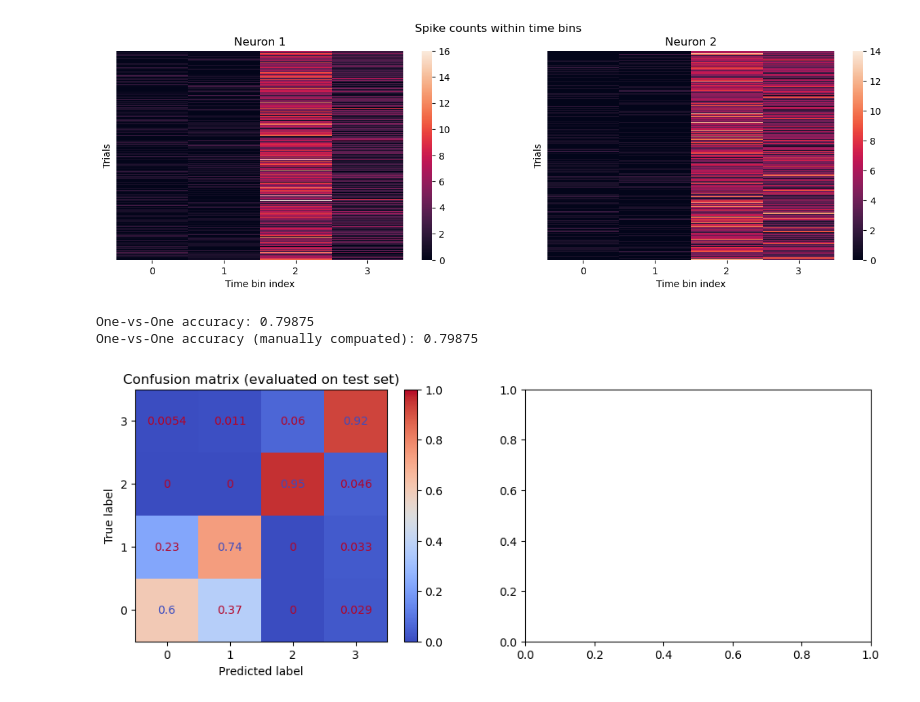
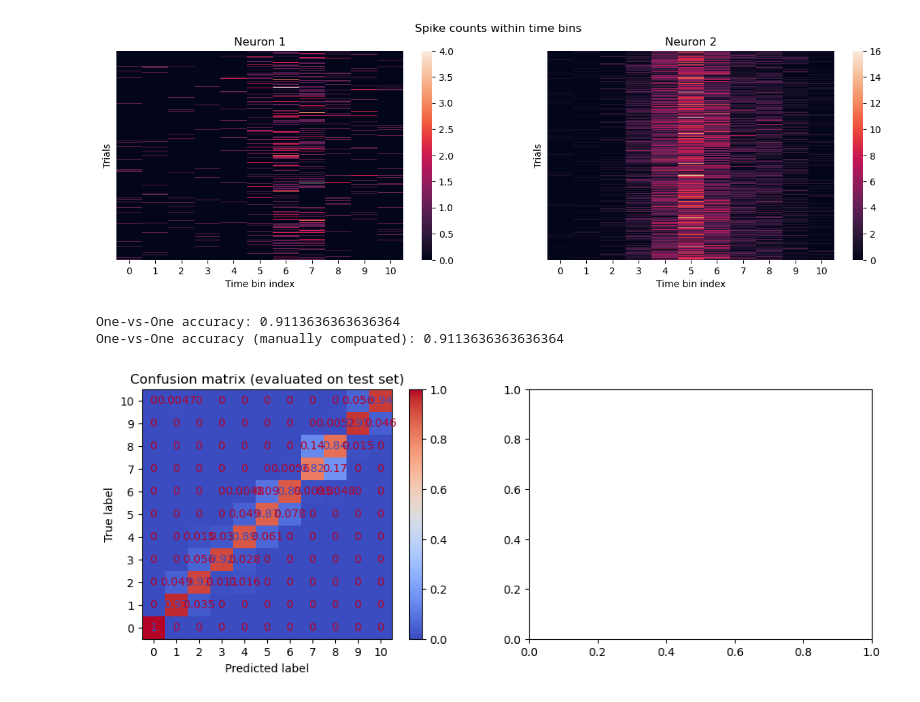
Before and after one commit to nguyen-td/timescales_curvature, a Jupyter notebook: discriminate_populations.ipynb, the cells around one changed output. Cells and saved outputs as stored; diff of their text form; code cells hidden in the pictures.

```diff
--- a/discriminate_populations.ipynb
+++ b/discriminate_populations.ipynb
@@ -29,15 +32,17 @@ gain = mat_gain['gain']
 mat2 = scipy.io.loadmat(Path('data') / 'bin_sizes_all.mat')
 bin_sizes_all = mat2['bin_sizes_all'][0]
 # ibin = 11
-ibin = -3
+# ibin = -3
+ibin = -7
 
 n_neurons = rate.shape[0]
 n_trials = rate.shape[2]
 # %%
 # pick two neurons only
 # neuron_idx = [12, 14]
-neuron_idx = [12, 13, 14]
+# neuron_idx = [12, 13, 14]
 # neuron_idx = [12, 13, 14, 15]
+neuron_idx = np.arange(0, n_neurons)
 
 fig, axs = plt.subplots(1, 3, figsize=(15, 4))
 
@@ -114,7 +122,7 @@ for i in range(2):
 fig.suptitle('Spike counts within time bins')
 plt.show()
 # %% [output]
-[figure, old version]
+[figure, new version]
 # %%
 # # check if total spike counts (over time) are still the same
 # fig, axs = plt.subplots(1, 2, figsize=(13, 4))
@@ -144,34 +152,35 @@ clf.fit(X_train, y_train)
 print("One-vs-One accuracy:", clf.score(X_test, y_test))
 print("One-vs-One accuracy (manually compuated):", np.sum(clf.predict(X_test) == y_test) / len(y_test))
 # %% [output]
-One-vs-One accuracy: 0.79875
-One-vs-One accuracy (manually compuated): 0.79875
+One-vs-One accuracy: 0.9113636363636364
+One-vs-One accuracy (manually compuated): 0.9113636363636364
 # %%
 fig, axs = plt.subplots(1, 2, figsize=(12, 4))
 
 disp1 = ConfusionMatrixDisplay.from_estimator(
     clf, X_test, y_test, normalize='true', cmap='coolwarm', ax=axs[0]
 )
 disp1.im_.set_clim(0, 1)
 axs[0].set_title('Confusion matrix (evaluated on test set)')
 axs[0].invert_yaxis()
 
-# disp1 = DecisionBoundaryDisplay.from_estimator(
-#         clf,
-#         X_test,
-#         response_method="predict",
-#         cmap=plt.cm.coolwarm,
-#         alpha=0.8,
-#         ax=axs[1],
-#         xlabel='z-scored spike counts (neuron 1)',
-#         ylabel='z-scored spike counts (neuron 2)',
-#     )
-# axs[1].scatter(X_test[:, 0], X_test[:, 1], c=y_test, cmap=plt.cm.coolwarm, s=20, edgecolors="k")
-# # axs[1].set_xticks(())
-# # axs[1].set_yticks(())
-# axs[1].set_aspect('equal')
-# axs[1].set_title('Decision boundary')
+if len(neuron_idx) == 2:
+    disp1 = DecisionBoundaryDisplay.from_estimator(
+            clf,
+            X_test,
+            response_method="predict",
+            cmap=plt.cm.coolwarm,
+            alpha=0.8,
+            ax=axs[1],
+            xlabel='z-scored spike counts (neuron 1)',
+            ylabel='z-scored spike counts (neuron 2)',
+        )
+    axs[1].scatter(X_test[:, 0], X_test[:, 1], c=y_test, cmap=plt.cm.coolwarm, s=20, edgecolors="k")
+    # axs[1].set_xticks(())
+    # axs[1].set_yticks(())
+    axs[1].set_aspect('equal')
+    axs[1].set_title('Decision boundary')
 
 plt.show()
 # %% [output]
-[figure, old version]
+[figure, new version]
```
Also changed, not shown: parts of 9 cells of this notebook.
